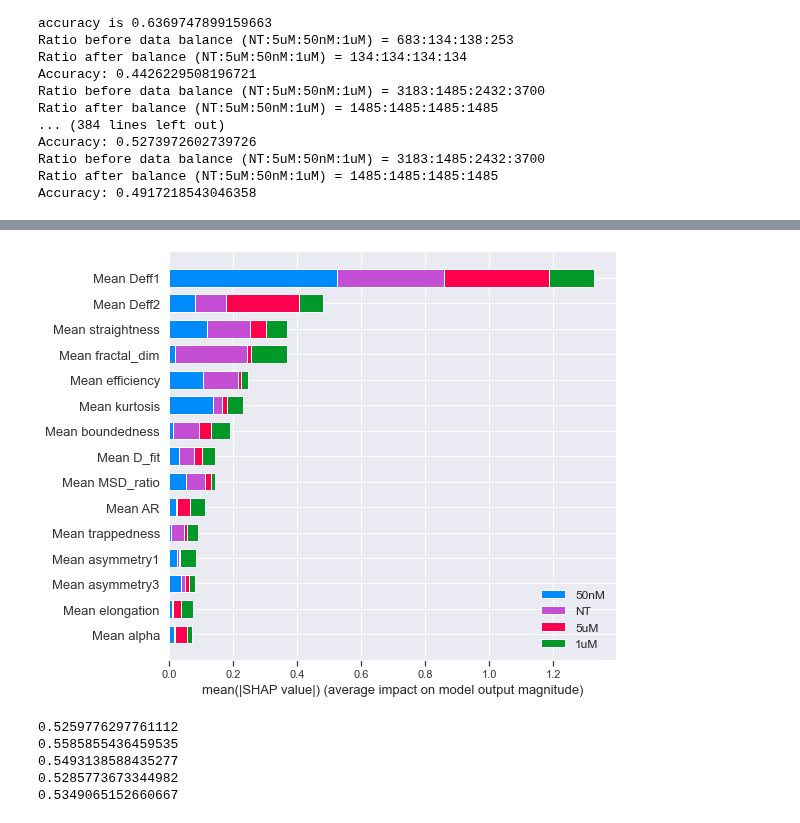
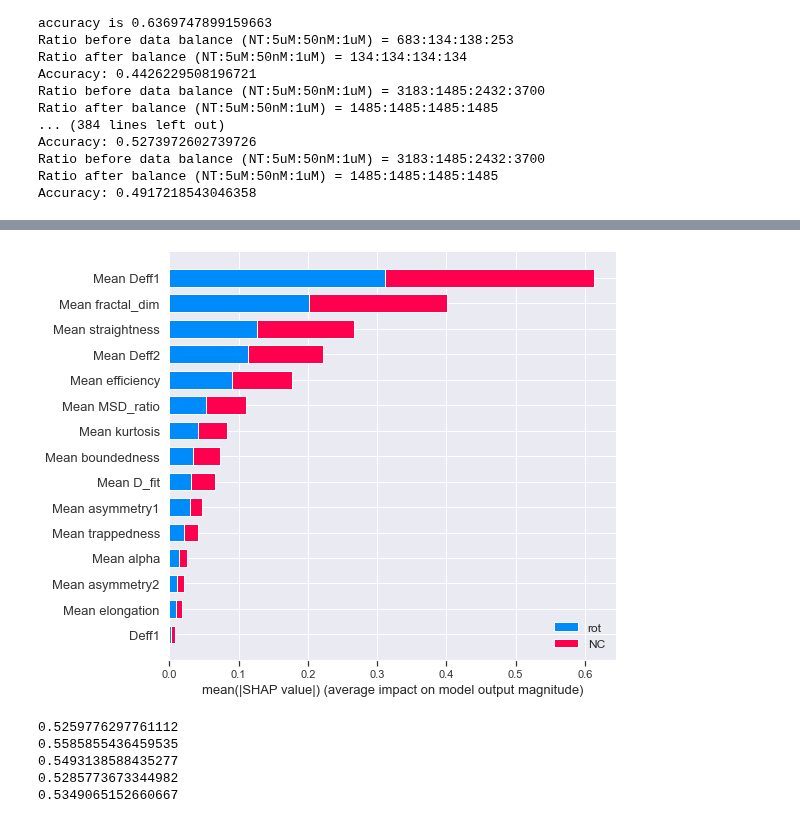
Before and after one commit to Nance-Lab/diff_predictor, a Jupyter notebook: notebooks/rotenone_notebooks/rotenone_midbrain_dosage.ipynb, the cells around one changed output, grey strips where cells are left out. Cells and saved outputs as stored; diff of their text form; code cells hidden in the pictures.

Commit message:
running notebooks for grant figures

```diff
--- a/notebooks/rotenone_notebooks/rotenone_midbrain_dosage.ipynb
+++ b/notebooks/rotenone_notebooks/rotenone_midbrain_dosage.ipynb
@@ -292,7 +292,7 @@ param_7day = {'max_depth': 3,
          'min_child_weight': 0,
          'verbosity': 0,
          'objective': 'multi:softprob',
-         'num_class': 4,
+         'num_class': 2,
          'silent': 'True',
          'gamma': 5,
          'subsample': 0.15,
@@ -343,4 +352,7 @@ def get_impute_iterative_scores(ecm, target, param, boost_rounds):
 # %%
+ecm_10day[target] = ecm_10day[target].replace({'50nM': 'rot', '5uM': 'rot', '1uM': 'rot' , '10uM': 'rot', 'NT': 'NC'})
+
+
 num_iters = 25
 
 normal_acc = np.zeros(num_iters)
@@ -378,4 +391,4 @@ Accuracy: 0.5608108108108109
 # %%
 dtrain, dtest, dval, X_train, X_test, y_train, y_test, le = full_preprocess(ecm_10day, True, False, target)
-booster, acc, true_label, preds = predxgboost.train(param_10day, dtrain, dtest, dval, evals=[(dtrain, 'train'), (dval, 'eval')], num_round=200, verbose=False)
+booster, acc, true_label, preds = predxgboost.train(param_10day, dtrain, dtest, dval, evals=[(dtrain, 'train'), (dval, 'eval')], num_round=500, verbose=False)
 # %% [output]
@@ -474,6 +484,9 @@ Ratio before data balance (NT:5uM:50nM:1uM) = 3183:1485:2432:3700
 Ratio after balance (NT:5uM:50nM:1uM) = 1485:1485:1485:1485
 Accuracy: 0.4917218543046358
 # %%
+ecm_7day[target] = ecm_7day[target].replace({'50nM': 'rot', '5uM': 'rot', '1uM': 'rot' , '10uM': 'rot', 'NT': 'NC'})
+
+
 dtrain, dtest, dval, X_train, X_test, y_train, y_test, le = full_preprocess(ecm_7day, True, False, target)
 booster, acc, true_label, preds = predxgboost.train(param_7day, dtrain, dtest, dval, evals=[(dtrain, 'train'), (dval, 'eval')], num_round=500, verbose=False)
 # %% [output]
@@ -511,18 +522,18 @@ plt.show()
 # %%
 from matplotlib import colors as plt_colors
 
 explainer = shap.TreeExplainer(booster)
 shap_values = explainer.shap_values(X_test[feature_list])
 # c_NT = '#E69F00'
 # c_HYase = '#56B4E9'
 # c_ChABC = '#009E73'
 
 # colors = [c_NT, c_HYase, c_ChABC]
-class_inds = np.argsort([-np.abs(shap_values[i]).mean() for i in range(len(shap_values))])
+#class_inds = np.argsort([-np.abs(shap_values[i]).mean() for i in range(len(shap_values))])
 # cmap = plt_colors.ListedColormap(np.array(colors)[class_inds])
 shap.summary_plot(shap_values, X_test[feature_list], class_names=np.array(class_names), max_display=15, title='Total SHAP Values')#, color=cmap)
 # %% [output]
-[figure, old version]
+[figure, new version]
 # %%
 print(normal_acc.mean())
 print(fillna_acc.mean())
```
Also changed, not shown: parts of 11 cells of this notebook.
